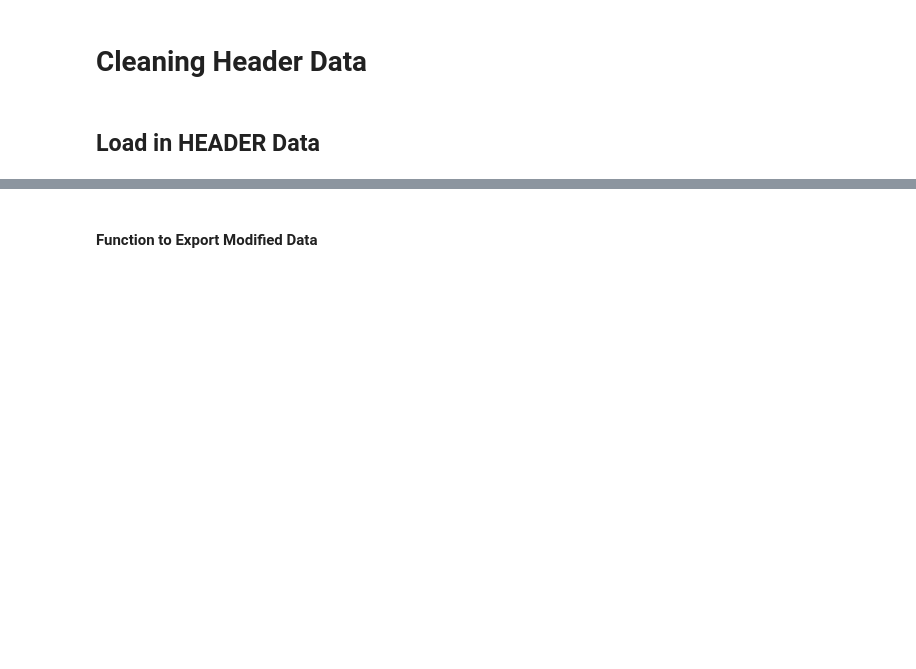
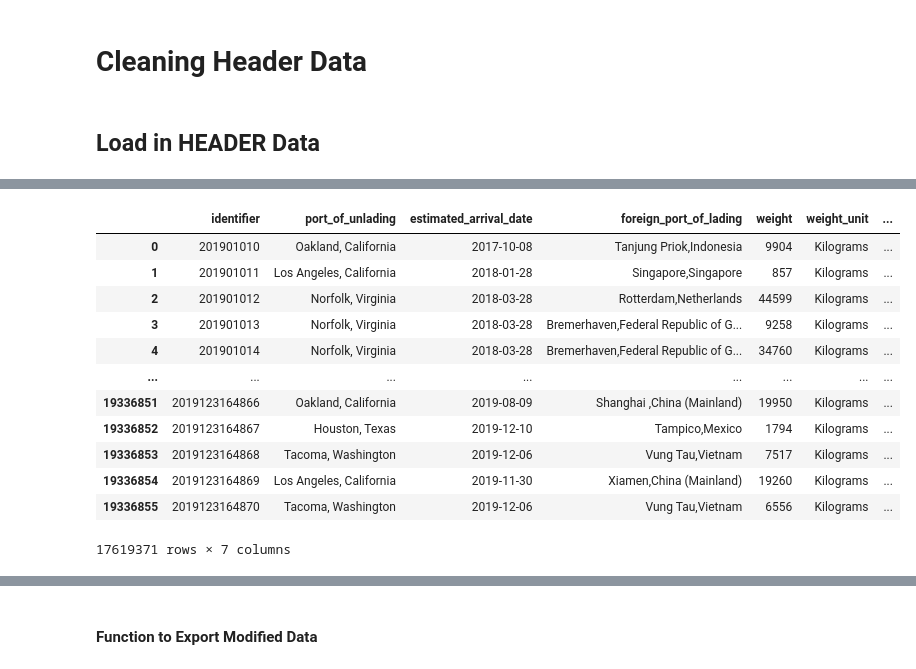
Before and after one commit to Alvlin/cbp-ams-pipeline, a Jupyter notebook: pipeline/ETL.ipynb, the cells around one changed output, grey strips where cells are left out. Drawn from its saved outputs; the diff is of its cells as text; code cells hidden in the pictures; blank space fills up the shorter version.

Commit message:
Add function to check for column valid type

```diff
--- a/pipeline/ETL.ipynb
+++ b/pipeline/ETL.ipynb
@@ -44,6 +44,8 @@ def gen_dfs(ospath = 'BRONZE_LAYER', path:str =''):
             dfs.append(df)
     except FileNotFoundError:
         print("Error with pathing")
+    except:
+        print('Error Occurred while extracting data from the file')
     return dfs        #create the dataframe
 # %% [markdown]
 # TRANSFORM
@@ -115,8 +117,39 @@ def merge_dfs(dfs: list):
     if name_attr:
         dfs.name = name_attr
     return dfs
+# %%
+"""
+Checks to see if a val is of type : etype
+
+Parameters:
+etype: Type
+
+Returns:
+Boolean if it is that type
+"""
+def is_type(val,  etype):
+    try:
+        etype(val)
+        return True
+    except (ValueError, TypeError):
+        return False
+
+"""
+Removes all the records that have an invalid type
+
+Parameters:
+header_df : DataFrame
+col : column name to check
+etype: Type
+
+Returns:
+DataFrame with records that have valid type
+"""
+def rm_inval_type(df, col, etype):
+    return df[df[col].apply(lambda val: is_type(val,etype))]
 # %%
 def IQR_outlier(df, col: str):
+    name_attr = df.name if hasattr(df, "name") else None
     Q1 = df[col].quantile(0.25)
     Q3 = df[col].quantile(0.75)
     IQR = Q3 - Q1
@@ -124,6 +157,8 @@ def IQR_outlier(df, col: str):
     upper_bound = Q3 + 1.5 * IQR
     # non_outliers = df[(df[col] >= lower_bound) & (df[col] <= upper_bound)]
     df_rm_outliers = df[~((df[col] < lower_bound) | (df[col] > upper_bound))]
+    if name_attr:
+        df_rm_outliers.name = name_attr
     return df_rm_outliers
 
 def zscore(df, col:str, deviance:int):
@@ -214,0 +303,17 @@ cols_with_null(dfs)
+# %%
+# check the type of column
+rm_inval_type(dfs, 'weight', int)
+# %% [output]
+|  | identifier | port_of_unlading | estimated_arrival_date | foreign_port_of_lading | weight | weight_unit | ... |
+| 0 | 201901010 | Oakland, California | 2017-10-08 | Tanjung Priok,Indonesia | 9904 | Kilograms | ... |
+| 1 | 201901011 | Los Angeles, California | 2018-01-28 | Singapore,Singapore | 857 | Kilograms | ... |
+| 2 | 201901012 | Norfolk, Virginia | 2018-03-28 | Rotterdam,Netherlands | 44599 | Kilograms | ... |
+| 3 | 201901013 | Norfolk, Virginia | 2018-03-28 | Bremerhaven,Federal Republic of G... | 9258 | Kilograms | ... |
+| 4 | 201901014 | Norfolk, Virginia | 2018-03-28 | Bremerhaven,Federal Republic of G... | 34760 | Kilograms | ... |
+| ... | ... | ... | ... | ... | ... | ... | ... |
+| 19336851 | 2019123164866 | Oakland, California | 2019-08-09 | Shanghai ,China (Mainland) | 19950 | Kilograms | ... |
+| 19336852 | 2019123164867 | Houston, Texas | 2019-12-10 | Tampico,Mexico | 1794 | Kilograms | ... |
+| 19336853 | 2019123164868 | Tacoma, Washington | 2019-12-06 | Vung Tau,Vietnam | 7517 | Kilograms | ... |
+| 19336854 | 2019123164869 | Los Angeles, California | 2019-11-30 | Xiamen,China (Mainland) | 19260 | Kilograms | ... |
+| 19336855 | 2019123164870 | Tacoma, Washington | 2019-12-06 | Vung Tau,Vietnam | 6556 | Kilograms | ... |
+17619371 rows × 7 columns
```
Also changed, not shown: parts of 7 cells of this notebook.
